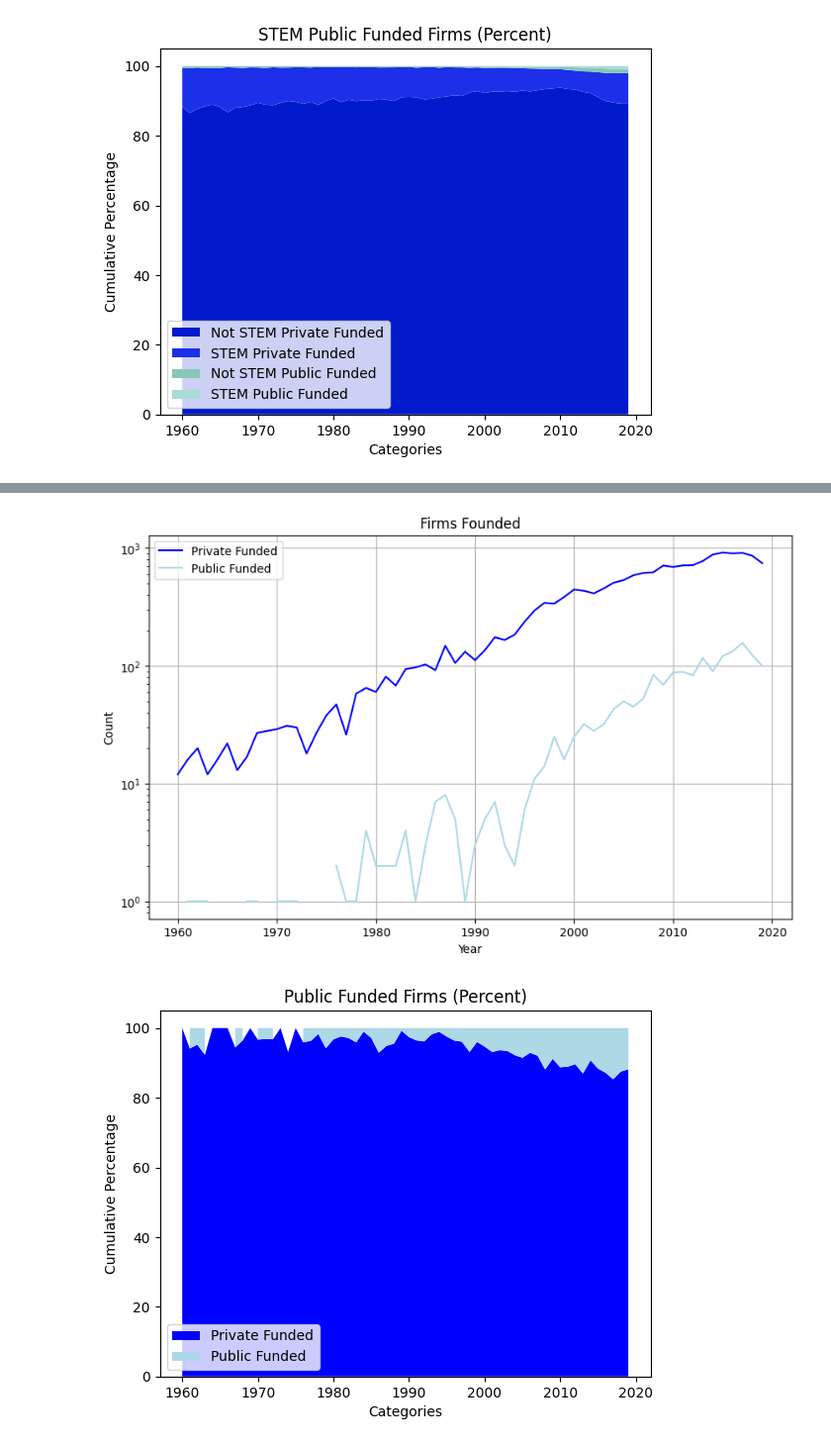
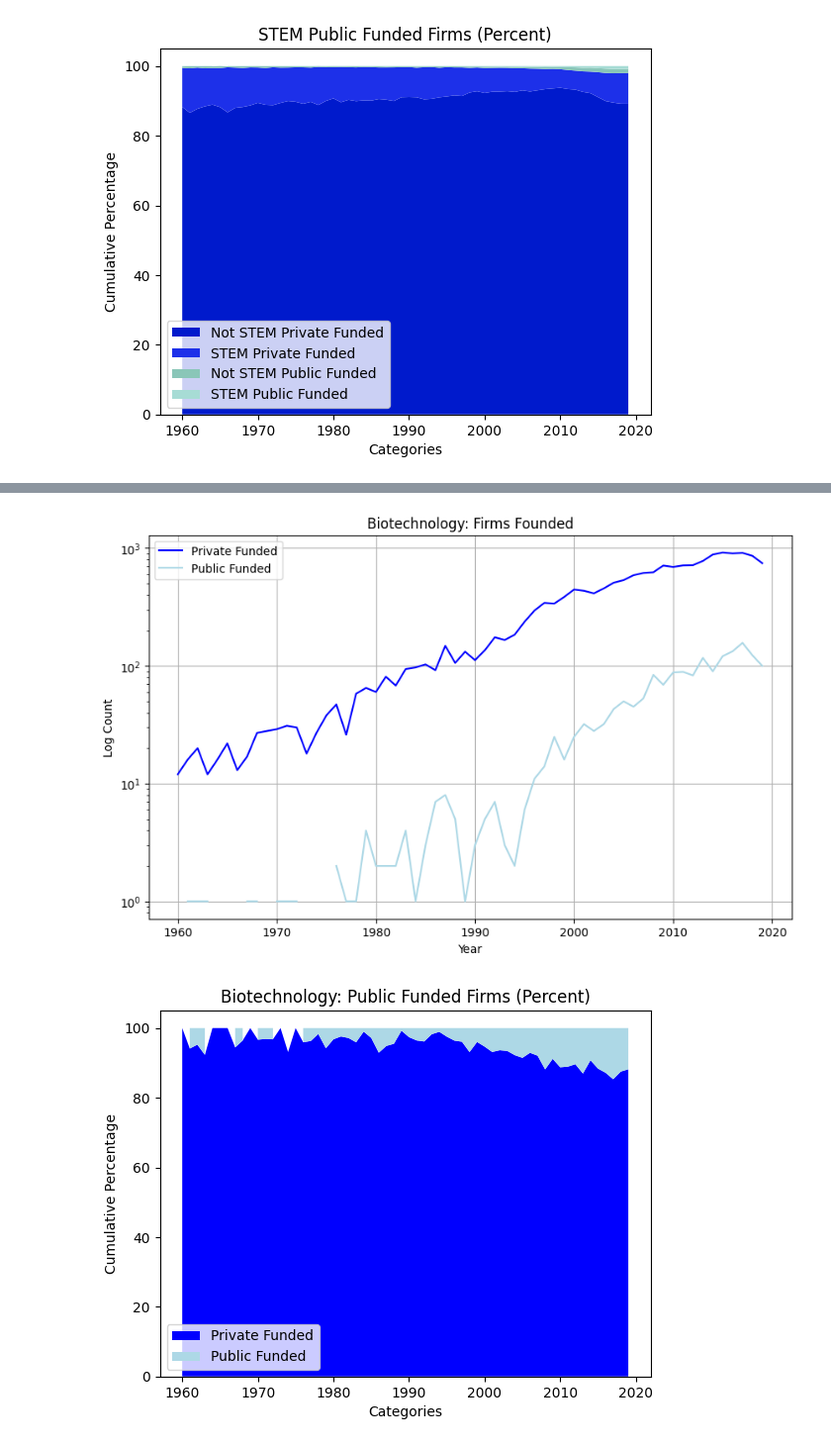
Before and after one commit to celinekoe/industrial_organisation, a Jupyter notebook: src/report.ipynb, the cells around one changed output, grey strips where cells are left out. Shown at 99% size. Cells and saved outputs as stored; diff of their text form; code cells hidden in the pictures.

```diff
--- a/src/report.ipynb
+++ b/src/report.ipynb
@@ -172,3 +184,3 @@ visualise_industry_group(firms, 'Artificial Intelligence (AI)', industry_year_co
 # %%
-visualise_industry_group(firms, 'Biotechnology', industry_year_count_map, bubble_industries)
+visualise_industry_group(firms, 'Biotechnology', fed_rate)
 # %% [output]
@@ -176,3 +188,3 @@ visualise_industry_group(firms, 'Biotechnology', industry_year_count_map, bubble
-[figure, old version]
+[figure, new version]
-[figure, old version]
+[figure, new version]
 # %%
```
Also changed, not shown: parts of 13 cells of this notebook, 2 other files.
